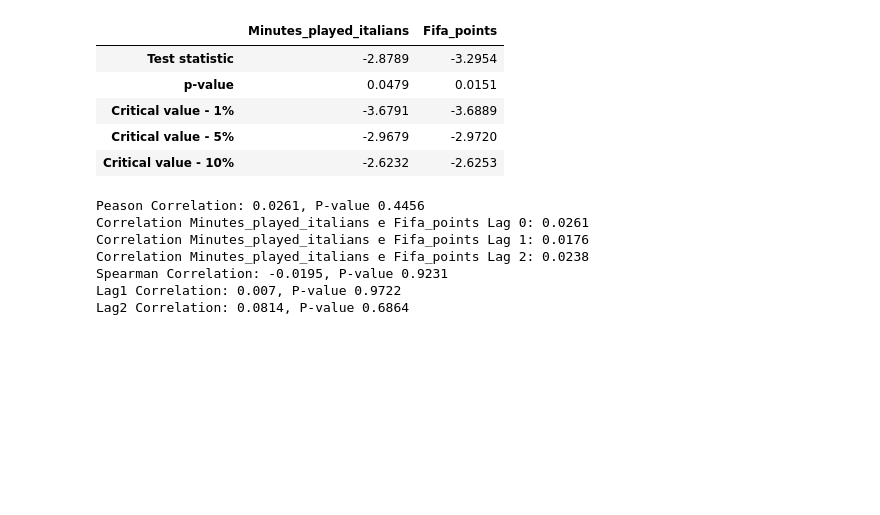
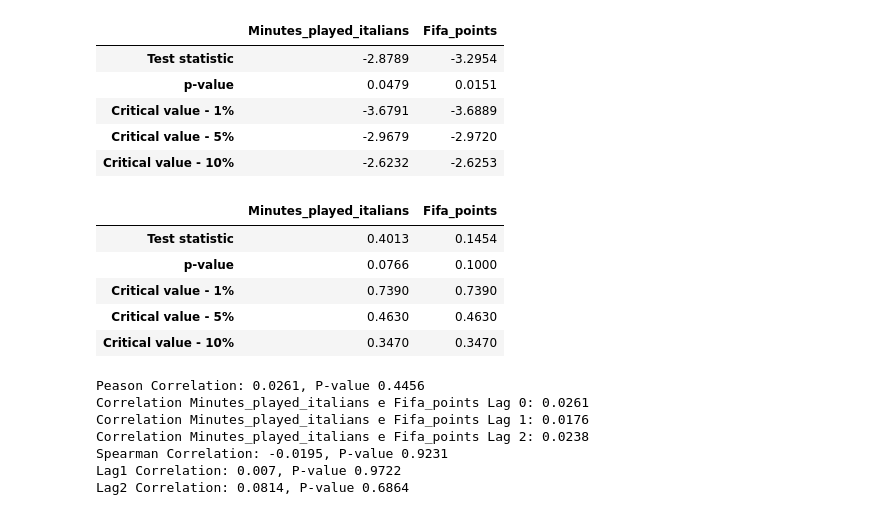
Before and after one commit to frapic98/Minutes-played-by-under-21-players-in-Serie-a, a Jupyter notebook: granger_casuality_ccn.ipynb, the cells around one changed output. Cells and saved outputs as stored; diff of their text form; code cells hidden in the pictures; blank space fills up the shorter version.

```diff
--- a/granger_casuality_ccn.ipynb
+++ b/granger_casuality_ccn.ipynb
@@ -37,6 +39,15 @@ adf_test(mins_played[["Minutes_played_italians","Fifa_points"]][26:])
 | Critical value - 1% | -3.6791 | -3.6889 |
 | Critical value - 5% | -2.9679 | -2.9720 |
 | Critical value - 10% | -2.6232 | -2.6253 |
+# %%
+kpss_test(mins_played[["Minutes_played_italians","Fifa_points"]][26:],3)
+# %% [output]
+|  | Minutes_played_italians | Fifa_points |
+| Test statistic | 0.4013 | 0.1454 |
+| p-value | 0.0766 | 0.1000 |
+| Critical value - 1% | 0.7390 | 0.7390 |
+| Critical value - 5% | 0.4630 | 0.4630 |
+| Critical value - 10% | 0.3470 | 0.3470 |
 # %%
 from statsmodels.tsa.stattools import ccf
 #ccf(mins_played["Points_naz_u21"][22:],mins_played["Minutes_played_italians"][22:],adjusted=False)
```
Also changed, not shown: parts of 6 cells of this notebook, 1 other file.
